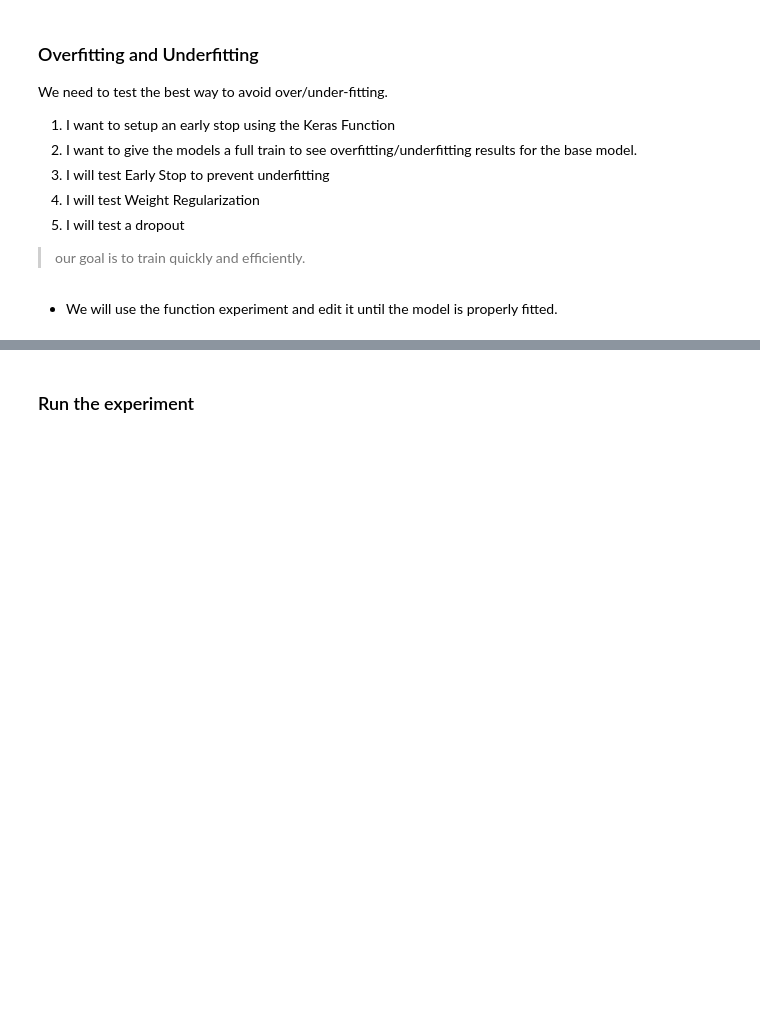
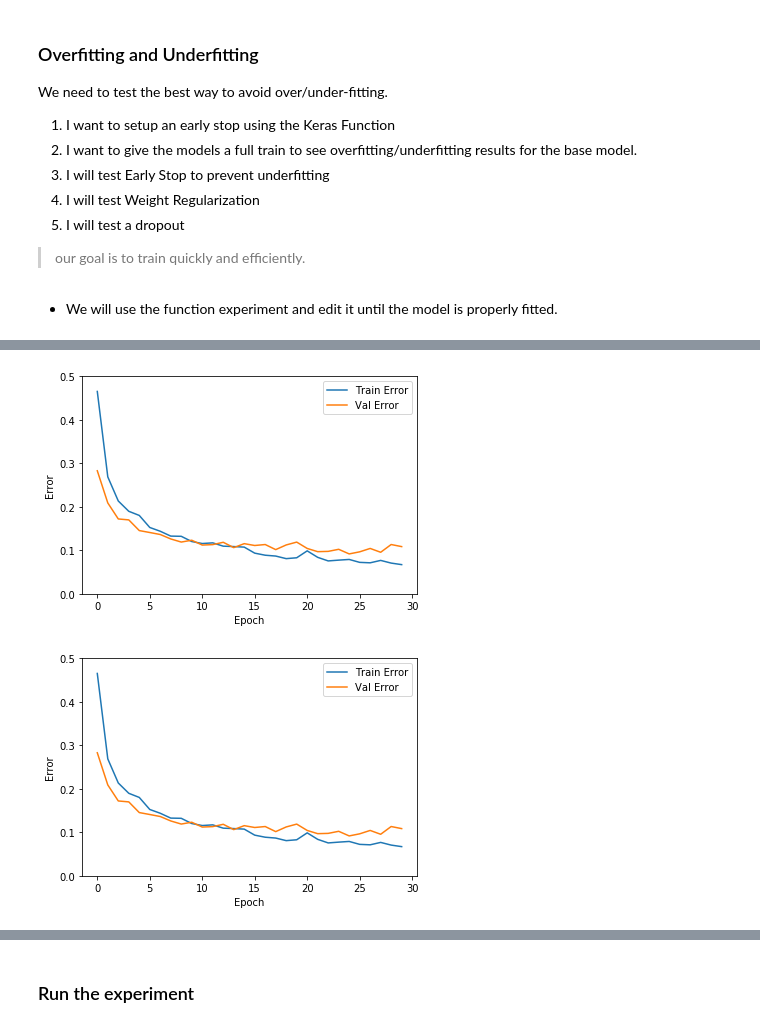
Before and after one commit to Colorado-Mesa-University-Cybersecurity/DeepLearning-MaliciousURLs, a Jupyter notebook: Keras-Tensorflow-Experiments.ipynb, the cells around one changed output, grey strips where cells are left out. Drawn from its saved outputs; the diff is of its cells as text; code cells hidden in the pictures; blank space fills up the shorter version.

```diff
--- a/Keras-Tensorflow-Experiments.ipynb
+++ b/Keras-Tensorflow-Experiments.ipynb
@@ -427,0 +616,3 @@ plotLoss('Categorical Model Loss')
+# %%
+categorical_df = df1.copy()
+modelDropout, DropOuthistory, DPX , DPencoded_y = DPexperiment(categorical_df,early=True)
@@ -427,0 +637,6 @@ plotLoss('Categorical Model Loss')
+# %%
+
+plot_Dropout(DropOuthistory,5)
+# %% [output]
+[figure, added]
+[figure, added]
```
Also changed, not shown: parts of 35 cells of this notebook.
